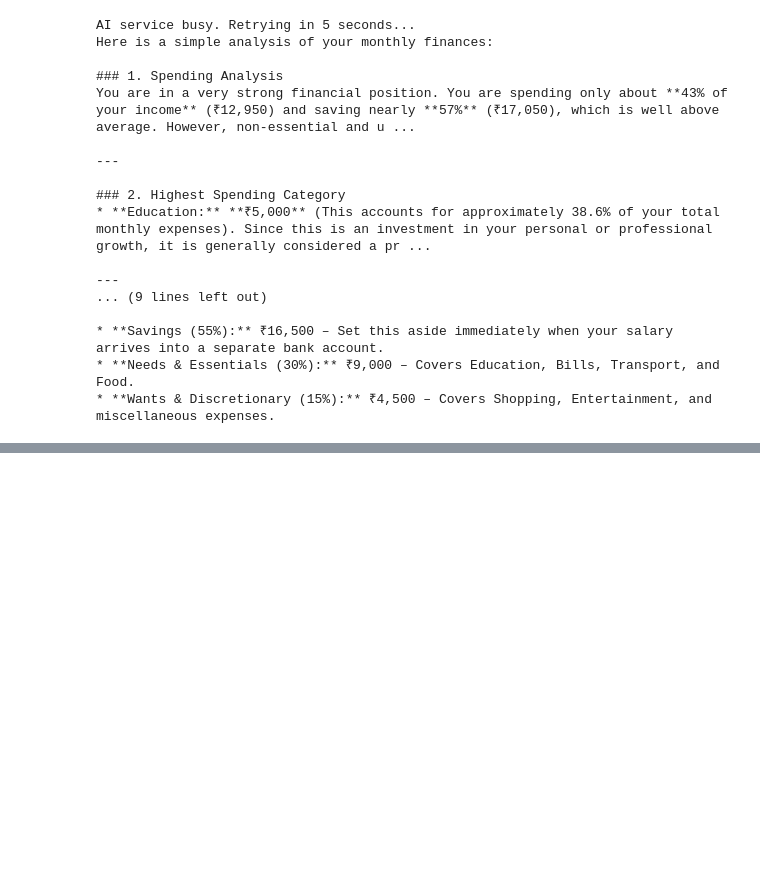
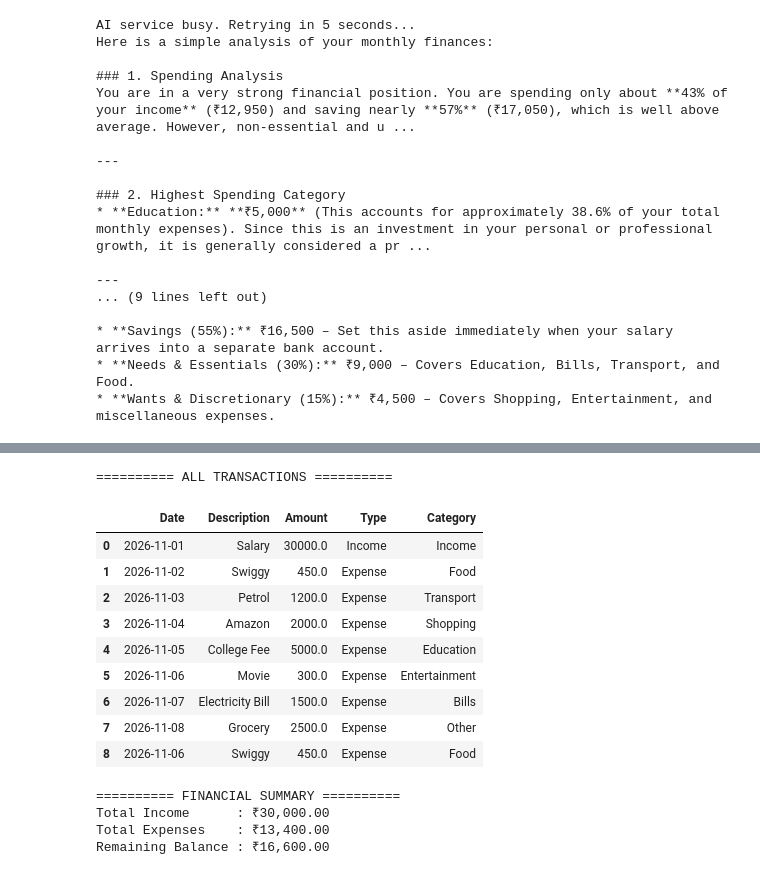
Before and after one commit to mahendar8578/SmartSpend-AI, a Jupyter notebook: SmartSpend_AI.ipynb, the cells around one changed output, grey strips where cells are left out. Cells and saved outputs as stored; diff of their text form; code cells hidden in the pictures; blank space fills up the shorter version.

```diff
--- a/SmartSpend_AI.ipynb
+++ b/SmartSpend_AI.ipynb
@@ -243,3 +243,32 @@ You are in a very strong financial position. You are spending only about **43% o
 * **Savings (55%):** ₹16,500 – Set this aside immediately when your salary arrives into a separate bank account.
 * **Needs & Essentials (30%):** ₹9,000 – Covers Education, Bills, Transport, and Food.
 * **Wants & Discretionary (15%):** ₹4,500 – Covers Shopping, Entertainment, and miscellaneous expenses.
+# %%
+# ============================================
+# SmartSpend AI - Add New Transaction
+# ============================================
+
+description = input("Enter transaction description: ")
+amount = float(input("Enter amount (₹): "))
+transaction_type = input("Enter type (Income/Expense): ").capitalize()
+
+# Categorize the transaction
+if transaction_type == "Expense":
+    category = categorize_transaction(description)
+else:
+    category = "Income"
+
+# Create new transaction
+new_transaction = pd.DataFrame({
+    "Date": [pd.Timestamp.today().strftime("%Y-%m-%d")],
+    "Description": [description],
+    "Amount": [amount],
+    "Type": [transaction_type],
+    "Category": [category]
+})
+
+# Add transaction to our dataset
+df = pd.concat([df, new_transaction], ignore_index=True)
+
+print("\nTransaction added successfully!")
+print(new_transaction)
@@ -245,0 +283,36 @@ You are in a very strong financial position. You are spending only about **43% o
+# %%
+# Display all transactions
+
+print("========== ALL TRANSACTIONS ==========")
+
+display(df)
+# %% [output]
+========== ALL TRANSACTIONS ==========
+|  | Date | Description | Amount | Type | Category |
+| 0 | 2026-11-01 | Salary | 30000.0 | Income | Income |
+| 1 | 2026-11-02 | Swiggy | 450.0 | Expense | Food |
+| 2 | 2026-11-03 | Petrol | 1200.0 | Expense | Transport |
+| 3 | 2026-11-04 | Amazon | 2000.0 | Expense | Shopping |
+| 4 | 2026-11-05 | College Fee | 5000.0 | Expense | Education |
+| 5 | 2026-11-06 | Movie | 300.0 | Expense | Entertainment |
+| 6 | 2026-11-07 | Electricity Bill | 1500.0 | Expense | Bills |
+| 7 | 2026-11-08 | Grocery | 2500.0 | Expense | Other |
+| 8 | 2026-11-06 | Swiggy | 450.0 | Expense | Food |
+# %%
+# ============================================
+# Updated Financial Summary
+# ============================================
+
+total_income = df[df["Type"] == "Income"]["Amount"].sum()
+total_expenses = df[df["Type"] == "Expense"]["Amount"].sum()
+remaining_balance = total_income - total_expenses
+
+print("========== FINANCIAL SUMMARY ==========")
+print(f"Total Income      : ₹{total_income:,.2f}")
+print(f"Total Expenses    : ₹{total_expenses:,.2f}")
+print(f"Remaining Balance : ₹{remaining_balance:,.2f}")
+# %% [output]
+========== FINANCIAL SUMMARY ==========
+Total Income      : ₹30,000.00
+Total Expenses    : ₹13,400.00
+Remaining Balance : ₹16,600.00
```
Also changed, not shown: parts of 21 cells of this notebook.
